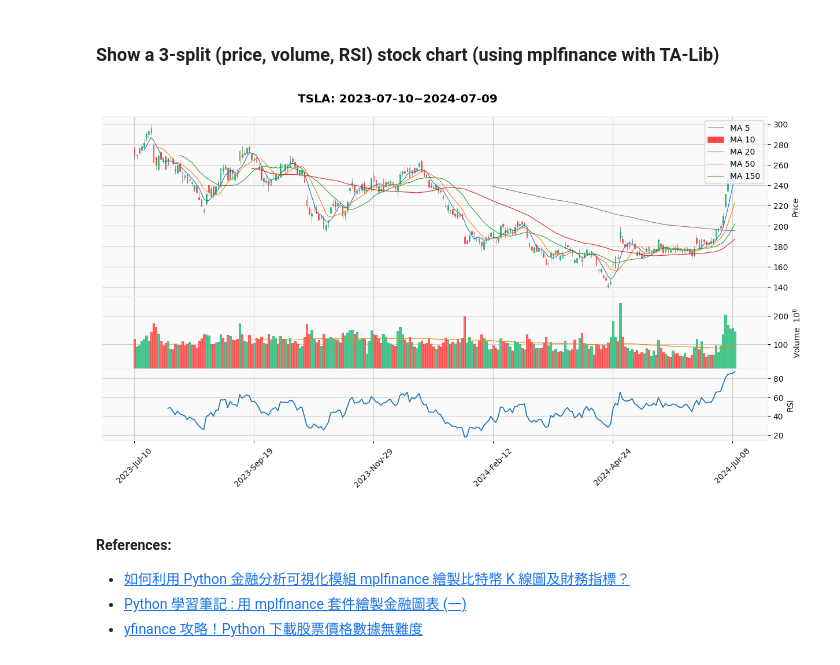
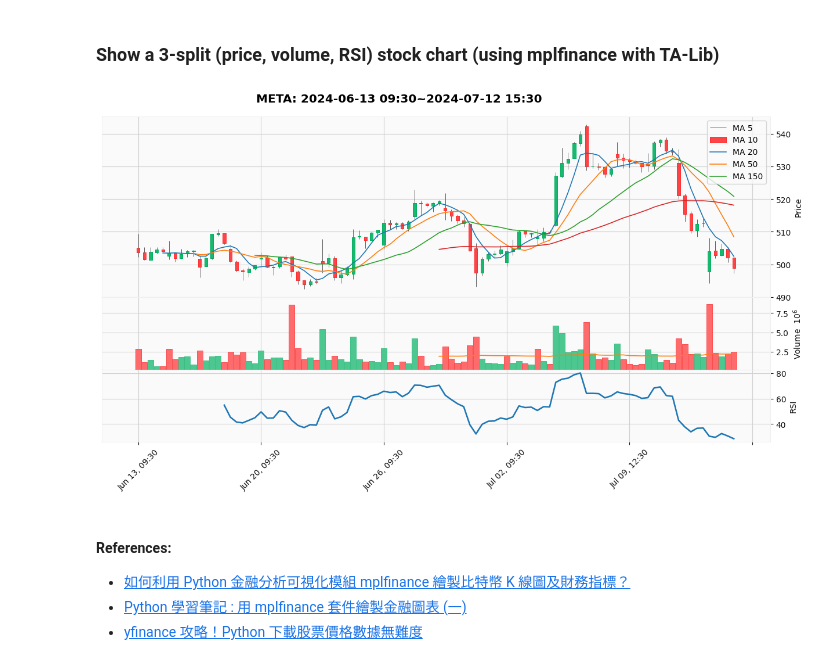
Before and after one commit to yorkjong/colab, a Jupyter notebook: ViStock.ipynb, the cells around one changed output. Cells and saved outputs as stored; diff of their text form; code cells hidden in the pictures.

```diff
--- a/ViStock.ipynb
+++ b/ViStock.ipynb
@@ -113,9 +150,9 @@ df.tail()
 # %% [markdown]
 ### Show a 3-split (price, volume, RSI) stock chart (using mplfinance with TA-Lib)
 # %%
-#@title
-ticker = "TSLA" #@param {type:"string"}
-period = "1y" #@param ["3mo", "6mo", "1y", "2y"]
+ticker = "META" #@param {type:"string"}
+period = "1mo" #@param ['1d', '5d', '1mo', '3mo', '6mo', '1y', '2y', '5y', '10y', 'ytd', 'max']
+interval = '90m' #@param ['1m', '2m', '5m', '15m', '30m', '60m', '90m', '1h', '1d', '5d', '1wk', '1mo', '3mo']
 """
 Show a 3-split (price, volume, RSI) stock chart.
 * Data from yfinance
@@ -126,36 +163,40 @@ import yfinance as yf
 import matplotlib.pyplot as plt
 import mplfinance as mpf
 from talib import abstract
 
 
 # Download stock data
-df = yf.Ticker(ticker).history(period=period)
+df = yf.Ticker(ticker).history(period=period, interval=interval)
 
 # list days of moving average lines
 ma_days = (5, 10, 20, 50, 150)
 
 # Add Volume Moving Average
 vma = mpf.make_addplot(df['Volume'], type='line', linestyle='', panel=1, mav=50)
 
 # Add RSI
 RSI = lambda df, period: abstract.RSI(df, timeperiod=period)
 rsi = mpf.make_addplot(RSI(df['Close'], 14), panel=2, ylabel='RSI')
 
 # Plot candlesticks MA, volume, volume MA, RSI
 fig, axes = mpf.plot(
     df, type='candle', mav=ma_days,     # candlestick and MA
     volume=True, addplot=[vma, rsi],    # volume, volume MA, RSI
     style='yahoo', figsize=(16, 8),
     returnfig=True
 )
 axes[0].legend([f'MA {d}' for d in ma_days], loc='upper right')
-df.index = df.index.strftime('%Y-%m-%d')
+# Convert datetime index to string format suitable for display
+if interval.endswith('m') or interval.endswith('h'):
+    df.index = df.index.strftime('%Y-%m-%d %H:%M')
+else:
+    df.index = df.index.strftime('%Y-%m-%d')
 fig.suptitle(f"{ticker}: {df.index.values[0]}~{df.index.values[-1]}", y=0.93)
 
 # Show
 mpf.show()  # plt.show()
 # %% [output]
-[figure, old version]
+[figure, new version]
 # %% [markdown]
 #### References:
 * [如何利用 Python 金融分析可視化模組 mplfinance 繪製比特幣 K 線圖及財務指標？](https://www.grenade.tw/blog/how-to-use-the-python-financial-analysis-visualization-module-mplfinance/)
```
Also changed, not shown: parts of 8 cells of this notebook.
